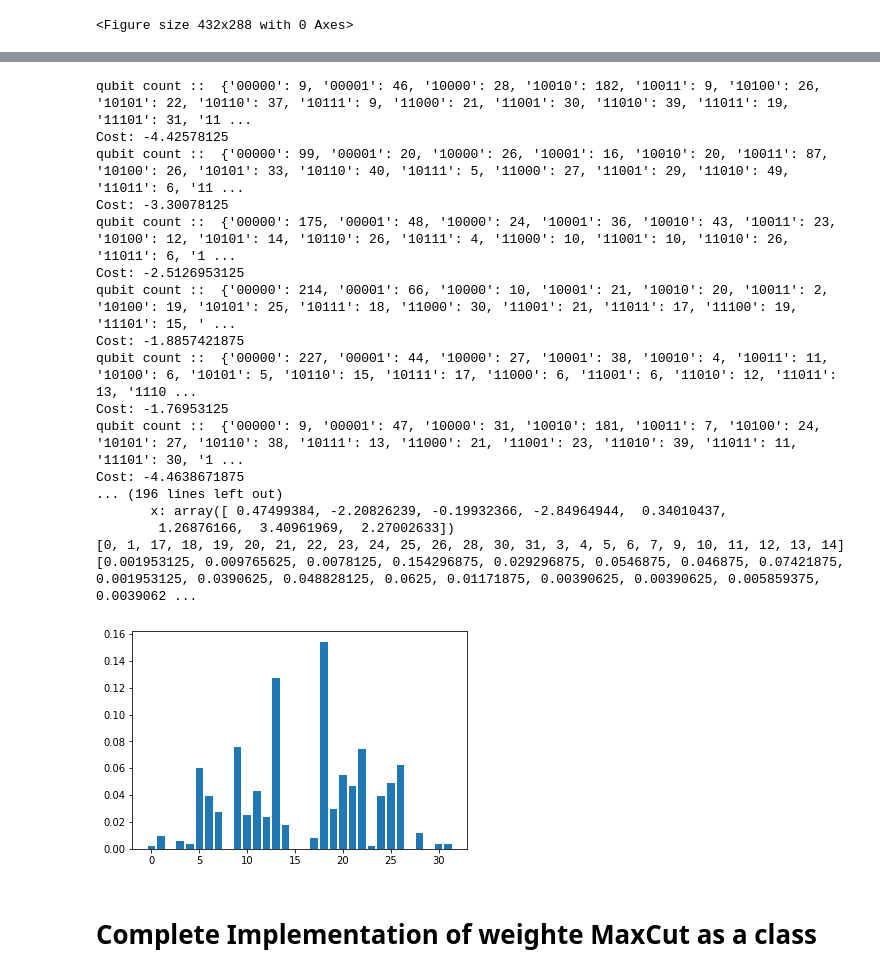
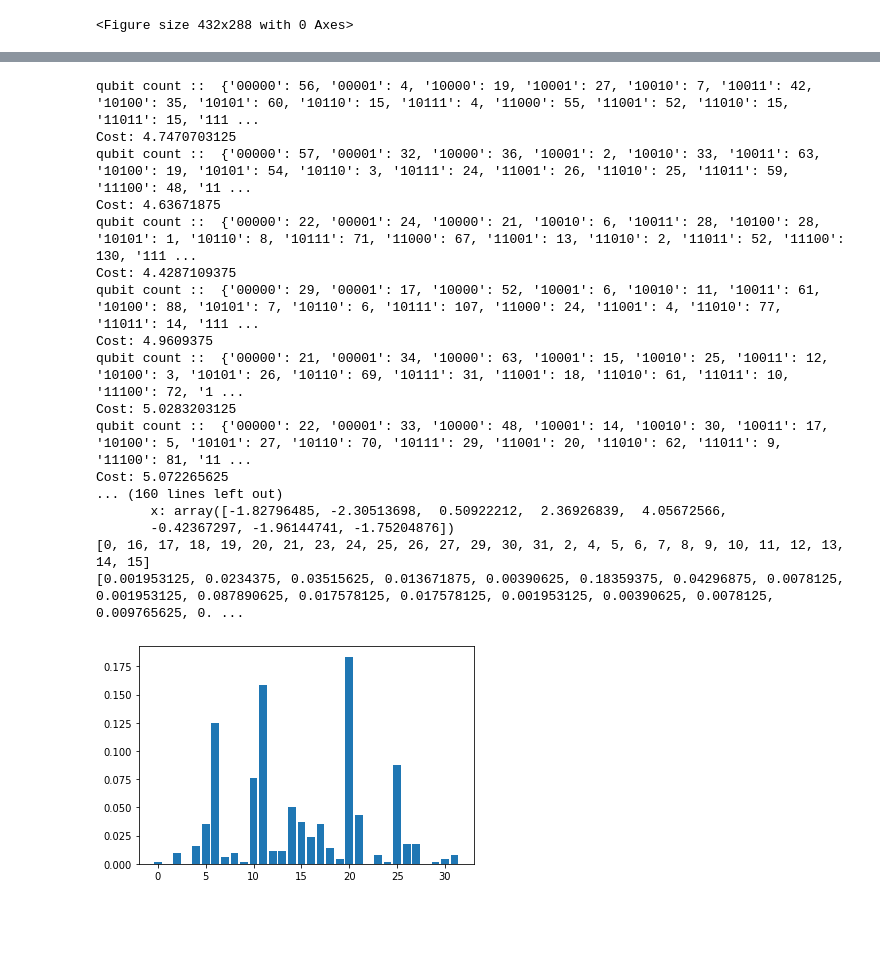
Before and after one commit to deathstroke111/qosf_screening_task4, a Jupyter notebook: QAOA_maxcut.ipynb, the cells around one changed output, grey strips where cells are left out. Drawn from its saved outputs; the diff is of its cells as text; code cells hidden in the pictures; blank space fills up the shorter version.

```diff
--- a/QAOA_maxcut.ipynb
+++ b/QAOA_maxcut.ipynb
@@ -39,7 +142,7 @@ class Edge:
 #square
 #edge_list = [Edge(0,1,2), Edge(1,2,1), Edge(2,3,1), Edge(3,0,2)]
 #cool graph
-edge_list = [Edge(0, 1), Edge(1, 2), Edge(2, 3), Edge(3,4), Edge(4,0), Edge(1,3), Edge(2,4)]
+edge_list = [Edge(0, 1, 2), Edge(1, 2, 2), Edge(2, 3, 2), Edge(3,4), Edge(4,0), Edge(1,3), Edge(2,4)]
 
 G = nx.Graph()
 
@@ -144,41 +299,39 @@ def visualize(f):
 # %%
 def do_max_cut():
 
     # Defines the optimization method
     init =[float(random.randint(-314, 314))/float(100) for i in range(0, 8)]
-    out = minimize(cost_function, x0=init, method="COBYLA", options={'maxiter':1000})
+    out = minimize(cost_function, x0=init, method="COBYLA", options={'maxiter':2000})
     print(out)
 
     optimal_params = out['x']
     f = create_circuit(optimal_params, num, depth)
     #print(f)
     visualize(f)
 
     return
 
 
 shots = 1024
 depth = 2
 num = 5
 do_max_cut()
 # %% [output]
-qubit count ::  {'00000': 9, '00001': 46, '10000': 28, '10010': 182, '10011': 9, '10100': 26, '10101': 22, '10110': 37, '10111': 9, '11000': 21, '11001': 30, '11010': 39, '11011': 19, '11101': 31, '11 ...
-Cost: -4.42578125
-qubit count ::  {'00000': 99, '00001': 20, '10000': 26, '10001': 16, '10010': 20, '10011': 87, '10100': 26, '10101': 33, '10110': 40, '10111': 5, '11000': 27, '11001': 29, '11010': 49, '11011': 6, '11 ...
-Cost: -3.30078125
-qubit count ::  {'00000': 175, '00001': 48, '10000': 24, '10001': 36, '10010': 43, '10011': 23, '10100': 12, '10101': 14, '10110': 26, '10111': 4, '11000': 10, '11001': 10, '11010': 26, '11011': 6, '1 ...
-Cost: -2.5126953125
-qubit count ::  {'00000': 214, '00001': 66, '10000': 10, '10001': 21, '10010': 20, '10011': 2, '10100': 19, '10101': 25, '10111': 18, '11000': 30, '11001': 21, '11011': 17, '11100': 19, '11101': 15, ' ...
-Cost: -1.8857421875
-qubit count ::  {'00000': 227, '00001': 44, '10000': 27, '10001': 38, '10010': 4, '10011': 11, '10100': 6, '10101': 5, '10110': 15, '10111': 17, '11000': 6, '11001': 6, '11010': 12, '11011': 13, '1110 ...
-Cost: -1.76953125
-qubit count ::  {'00000': 9, '00001': 47, '10000': 31, '10010': 181, '10011': 7, '10100': 24, '10101': 27, '10110': 38, '10111': 13, '11000': 21, '11001': 23, '11010': 39, '11011': 11, '11101': 30, '1 ...
-Cost: -4.4638671875
-... (196 lines left out)
-       x: array([ 0.47499384, -2.20826239, -0.19932366, -2.84964944,  0.34010437,
-        1.26876166,  3.40961969,  2.27002633])
-[0, 1, 17, 18, 19, 20, 21, 22, 23, 24, 25, 26, 28, 30, 31, 3, 4, 5, 6, 7, 9, 10, 11, 12, 13, 14]
-[0.001953125, 0.009765625, 0.0078125, 0.154296875, 0.029296875, 0.0546875, 0.046875, 0.07421875, 0.001953125, 0.0390625, 0.048828125, 0.0625, 0.01171875, 0.00390625, 0.00390625, 0.005859375, 0.0039062 ...
+qubit count ::  {'00000': 56, '00001': 4, '10000': 19, '10001': 27, '10010': 7, '10011': 42, '10100': 35, '10101': 60, '10110': 15, '10111': 4, '11000': 55, '11001': 52, '11010': 15, '11011': 15, '111 ...
+Cost: 4.7470703125
+qubit count ::  {'00000': 57, '00001': 32, '10000': 36, '10001': 2, '10010': 33, '10011': 63, '10100': 19, '10101': 54, '10110': 3, '10111': 24, '11001': 26, '11010': 25, '11011': 59, '11100': 48, '11 ...
+Cost: 4.63671875
+qubit count ::  {'00000': 22, '00001': 24, '10000': 21, '10010': 6, '10011': 28, '10100': 28, '10101': 1, '10110': 8, '10111': 71, '11000': 67, '11001': 13, '11010': 2, '11011': 52, '11100': 130, '111 ...
+Cost: 4.4287109375
+qubit count ::  {'00000': 29, '00001': 17, '10000': 52, '10001': 6, '10010': 11, '10011': 61, '10100': 88, '10101': 7, '10110': 6, '10111': 107, '11000': 24, '11001': 4, '11010': 77, '11011': 14, '111 ...
+Cost: 4.9609375
+qubit count ::  {'00000': 21, '00001': 34, '10000': 63, '10001': 15, '10010': 25, '10011': 12, '10100': 3, '10101': 26, '10110': 69, '10111': 31, '11001': 18, '11010': 61, '11011': 10, '11100': 72, '1 ...
+Cost: 5.0283203125
+qubit count ::  {'00000': 22, '00001': 33, '10000': 48, '10001': 14, '10010': 30, '10011': 17, '10100': 5, '10101': 27, '10110': 70, '10111': 29, '11001': 20, '11010': 62, '11011': 9, '11100': 81, '11 ...
+Cost: 5.072265625
+... (160 lines left out)
+       x: array([-1.82796485, -2.30513698,  0.50922212,  2.36926839,  4.05672566,
+       -0.42367297, -1.96144741, -1.75204876])
+[0, 16, 17, 18, 19, 20, 21, 23, 24, 25, 26, 27, 29, 30, 31, 2, 4, 5, 6, 7, 8, 9, 10, 11, 12, 13, 14, 15]
+[0.001953125, 0.0234375, 0.03515625, 0.013671875, 0.00390625, 0.18359375, 0.04296875, 0.0078125, 0.001953125, 0.087890625, 0.017578125, 0.017578125, 0.001953125, 0.00390625, 0.0078125, 0.009765625, 0. ...
-[figure, old version]
+[figure, new version]
-# %% [markdown]
-# Complete Implementation of weighte MaxCut as a class
```
Also changed, not shown: parts of 20 cells of this notebook, 7 other files.
